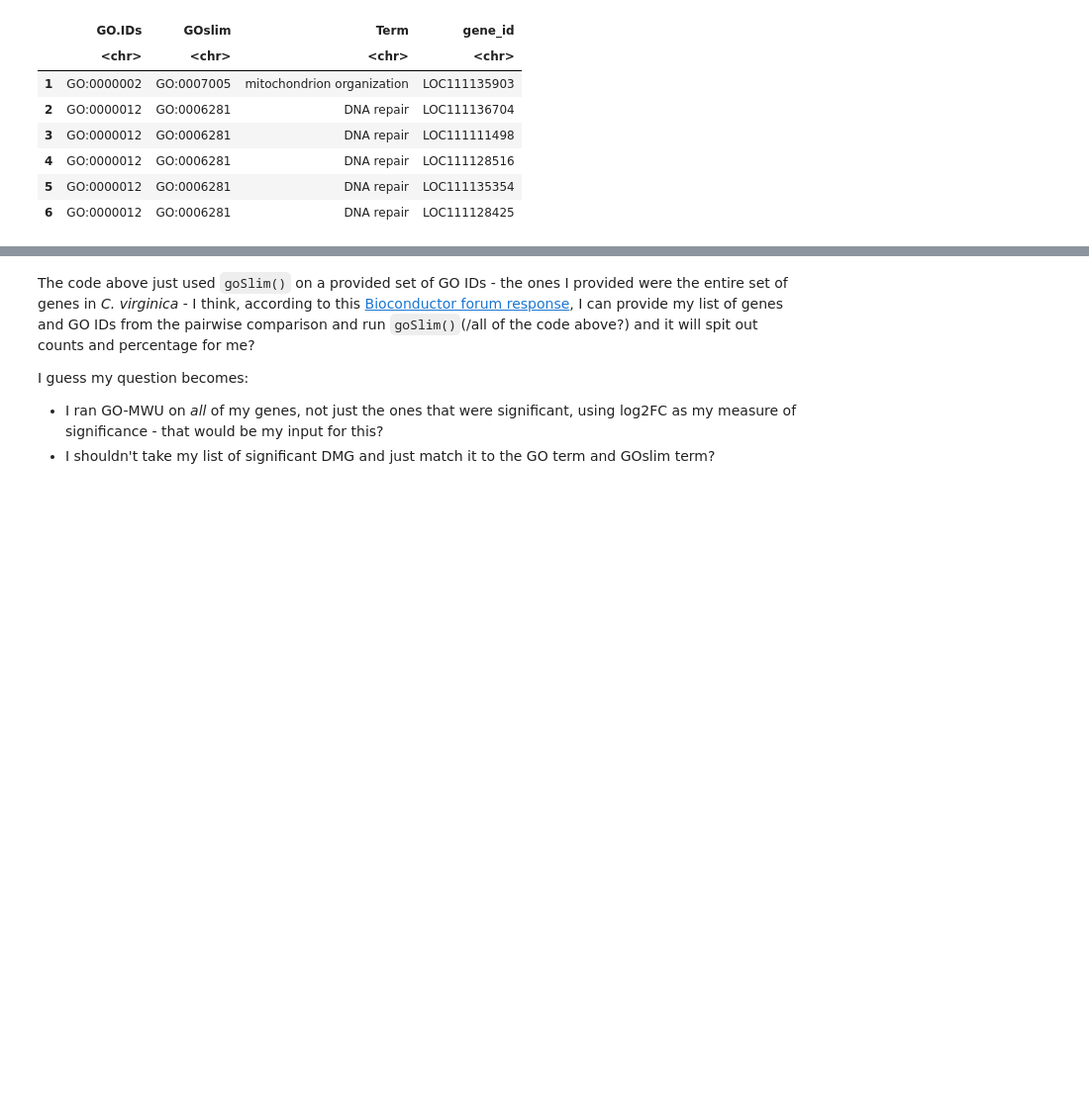
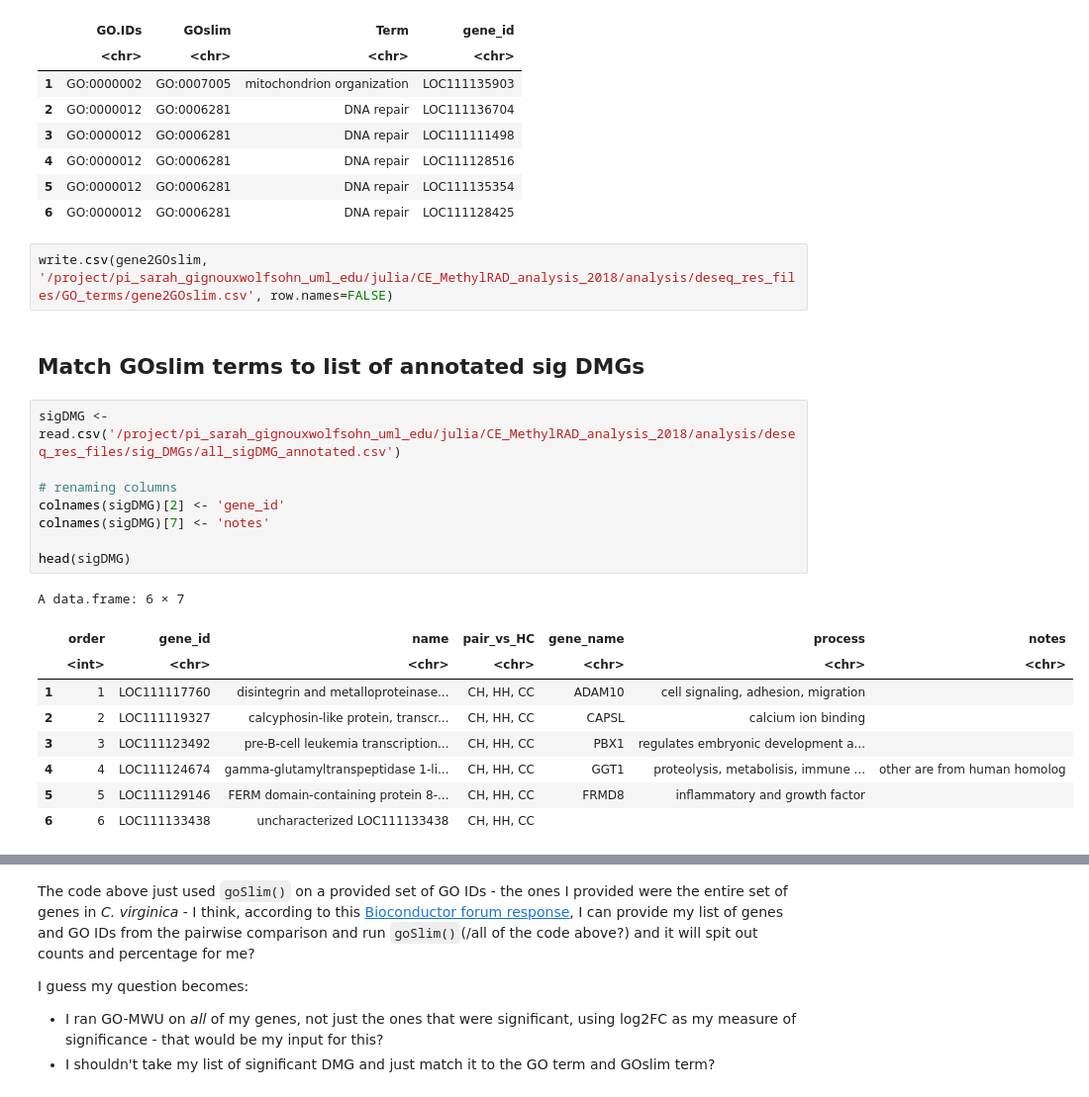
Before and after one commit to jgmcdonough/CE18_methylRAD_analysis, a Jupyter notebook: analysis/DMGs_analysis/mapGO2GOslim.ipynb, the cells around one changed output, grey strips where cells are left out. Shown at 99% size. Cells and saved outputs as stored; diff of their text form; blank space fills up the shorter version.

```diff
--- a/analysis/DMGs_analysis/mapGO2GOslim.ipynb
+++ b/analysis/DMGs_analysis/mapGO2GOslim.ipynb
@@ -416,3 +416,25 @@ A data.frame: 6 × 4
 | 4 | GO:0000012 | GO:0006281 | DNA repair | LOC111128516 |
 | 5 | GO:0000012 | GO:0006281 | DNA repair | LOC111135354 |
 | 6 | GO:0000012 | GO:0006281 | DNA repair | LOC111128425 |
+# %%
+write.csv(gene2GOslim, '/project/pi_sarah_gignouxwolfsohn_uml_edu/julia/CE_MethylRAD_analysis_2018/analysis/deseq_res_files/GO_terms/gene2GOslim.csv', row.names=FALSE)
+# %% [markdown]
+## Match GOslim terms to list of annotated sig DMGs
+# %%
+sigDMG <- read.csv('/project/pi_sarah_gignouxwolfsohn_uml_edu/julia/CE_MethylRAD_analysis_2018/analysis/deseq_res_files/sig_DMGs/all_sigDMG_annotated.csv')
+
+# renaming columns
+colnames(sigDMG)[2] <- 'gene_id'
+colnames(sigDMG)[7] <- 'notes'
+
+head(sigDMG)
+# %% [output]
+A data.frame: 6 × 7
+|  | order | gene_id | name | pair_vs_HC | gene_name | process | notes |
+|  | <int> | <chr> | <chr> | <chr> | <chr> | <chr> | <chr> |
+| 1 | 1 | LOC111117760 | disintegrin and metalloproteinase... | CH, HH, CC | ADAM10 | cell signaling, adhesion, migration |  |
+| 2 | 2 | LOC111119327 | calcyphosin-like protein, transcr... | CH, HH, CC | CAPSL | calcium ion binding |  |
+| 3 | 3 | LOC111123492 | pre-B-cell leukemia transcription... | CH, HH, CC | PBX1 | regulates embryonic development a... |  |
+| 4 | 4 | LOC111124674 | gamma-glutamyltranspeptidase 1-li... | CH, HH, CC | GGT1 | proteolysis, metabolisis, immune ... | other are from human homolog |
+| 5 | 5 | LOC111129146 | FERM domain-containing protein 8-... | CH, HH, CC | FRMD8 | inflammatory and growth factor |  |
+| 6 | 6 | LOC111133438 | uncharacterized LOC111133438 | CH, HH, CC |  |  |  |
```
Also changed, not shown: parts of 3 cells of this notebook.
